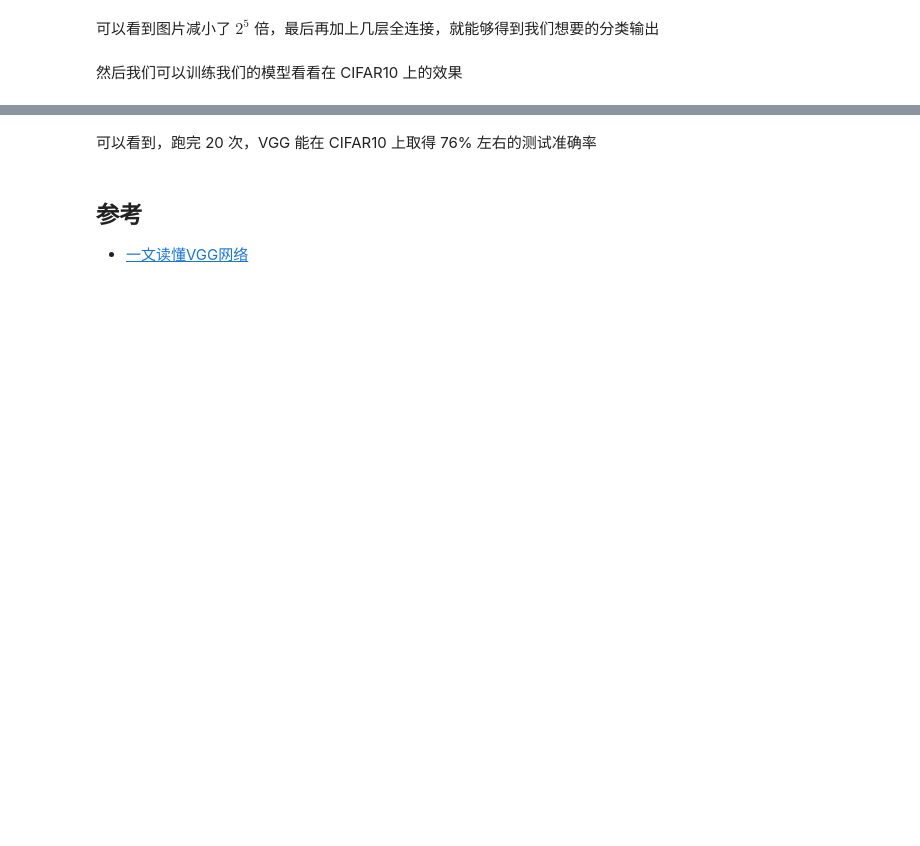
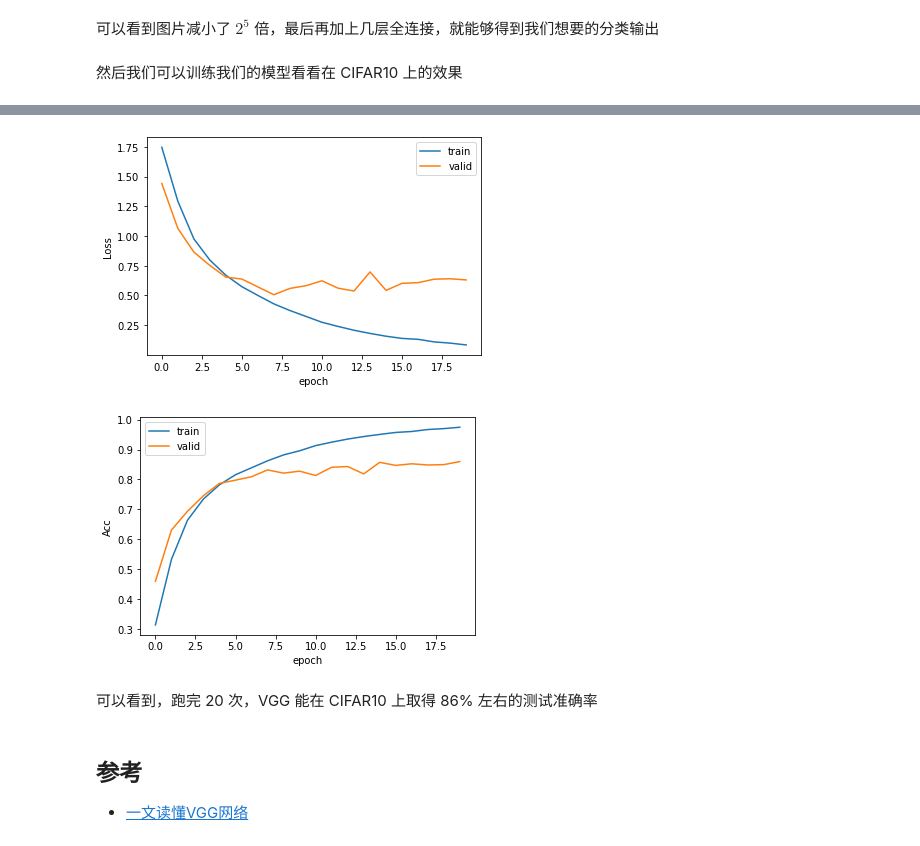
Before and after one commit to bushuhui/machinelearning_notebook, a Jupyter notebook: 7_deep_learning/1_CNN/04-vgg.ipynb, the cells around one changed output, grey strips where cells are left out. Drawn from its saved outputs; the diff is of its cells as text; code cells hidden in the pictures; blank space fills up the shorter version.

Commit message:
Improve train of LeNet5/AlexNet/VGG/GoogLeNet/ResNet

```diff
--- a/7_deep_learning/1_CNN/04-vgg.ipynb
+++ b/7_deep_learning/1_CNN/04-vgg.ipynb
@@ -131,11 +141,16 @@ torch.Size([1, 512, 7, 7])
 class VGG_Net(nn.Module):
     def __init__(self):
         super(VGG_Net, self).__init__()
-        self.feature = VGG_Stack((2, 2, 3, 3, 3), ((3, 64), (64, 128), (128, 256), (256, 512), (512, 512)))
+        self.feature = VGG_Stack((2, 2, 2, 3),
+                ((3, 64), (64, 128), (128, 256), (256, 512)))
         self.fc = nn.Sequential(
-            nn.Linear(512*7*7, 4096),
-            nn.ReLU(True),
-            nn.Linear(4096, 10)
+                nn.Linear(2*2*512, 1024),
+                nn.ReLU(True),
+                nn.Dropout(),
+                nn.Linear(1024, 1024),
+                nn.ReLU(True),
+                nn.Dropout(),
+                nn.Linear(1024, 10)
         )
     def forward(self, x):
         x = self.feature(x)
@@ -150,7 +165,7 @@ from utils import train
 # 使用数据增强
 def train_tf(x):
     im_aug = tfs.Compose([
-        tfs.Resize(224),
+        #tfs.Resize(224),
         tfs.ToTensor(),
         tfs.Normalize([0.5, 0.5, 0.5], [0.5, 0.5, 0.5])
     ])
@@ -159,7 +174,7 @@ def train_tf(x):
 
 def test_tf(x):
     im_aug = tfs.Compose([
-        tfs.Resize(224),
+        #tfs.Resize(224),
         tfs.ToTensor(),
         tfs.Normalize([0.5, 0.5, 0.5], [0.5, 0.5, 0.5])
     ])
@@ -172,11 +187,7 @@ test_set  = CIFAR10('../../data', train=False, transform=test_tf)
 test_data = torch.utils.data.DataLoader(test_set, batch_size=128, shuffle=False)
 
 net = VGG_Net()
-optimizer = torch.optim.SGD(net.parameters(), lr=1e-1)
+optimizer = torch.optim.Adam(net.parameters(), lr=1e-3)
 criterion = nn.CrossEntropyLoss()
 # %%
-(l_train_loss, l_train_acc, l_valid_loss, l_valid_acc) = train(net,
-                                                               train_data, test_data,
-                                                               20,
-                                                               optimizer, criterion,
-                                                               use_cuda=False)
+res = train(net, train_data, test_data, 20, optimizer, criterion)
@@ -183,17 +215,22 @@ criterion = nn.CrossEntropyLoss()
 # %%
 import matplotlib.pyplot as plt
 %matplotlib inline
 
-plt.plot(l_train_loss, label='train')
-plt.plot(l_valid_loss, label='valid')
+plt.plot(res[0], label='train')
+plt.plot(res[2], label='valid')
 plt.xlabel('epoch')
+plt.ylabel('Loss')
 plt.legend(loc='best')
 plt.savefig('fig-res-vgg-train-validate-loss.pdf')
 plt.show()
 
-plt.plot(l_train_acc, label='train')
-plt.plot(l_valid_acc, label='valid')
+plt.plot(res[1], label='train')
+plt.plot(res[3], label='valid')
 plt.xlabel('epoch')
+plt.ylabel('Acc')
 plt.legend(loc='best')
 plt.savefig('fig-res-vgg-train-validate-acc.pdf')
 plt.show()
+# %% [output]
+[figure, added]
+[figure, added]
@@ -200,5 +241,5 @@ plt.show()
 # %% [markdown]
-可以看到，跑完 20 次，VGG 能在 CIFAR10 上取得 76% 左右的测试准确率
+可以看到，跑完 20 次，VGG 能在 CIFAR10 上取得 86% 左右的测试准确率
 # %% [markdown]
 ## 参考
 
```
Also changed, not shown: parts of 10 cells of this notebook, 5 other files.
